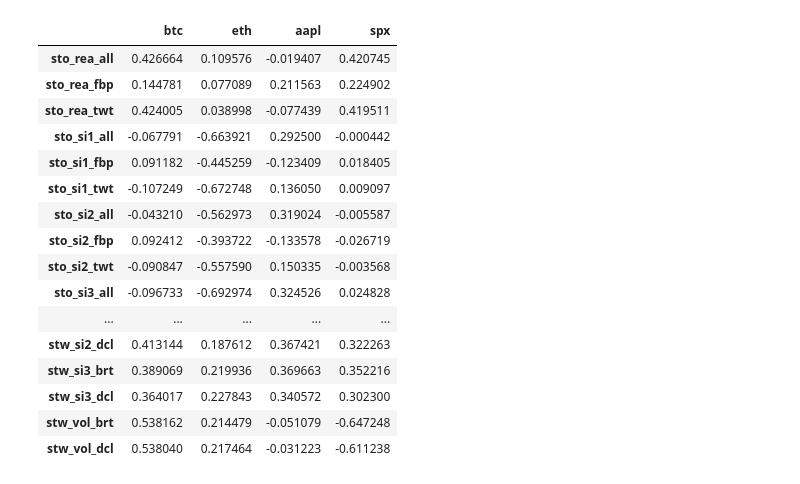
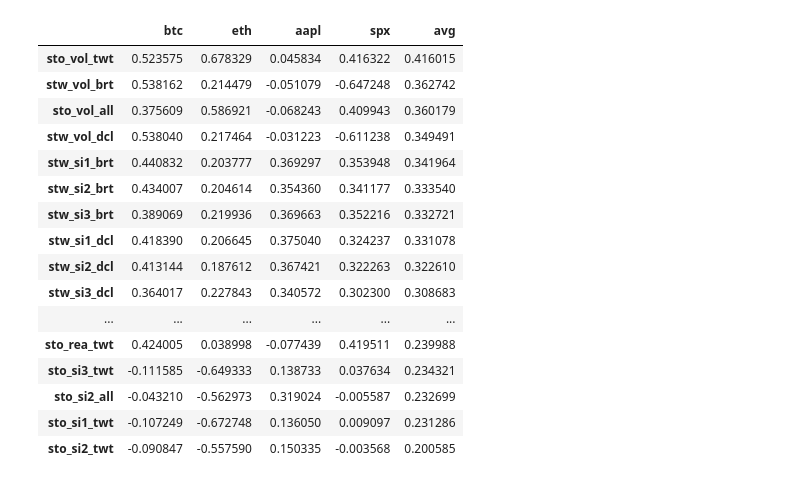
Before and after one commit to rotkert/stocktwits_sentiment, a Jupyter notebook: final_correlations.ipynb, the cells around one changed output. Saved outputs shown, nothing was run; the diff lists cells and outputs as text; code cells hidden in the pictures.

```diff
--- a/final_correlations.ipynb
+++ b/final_correlations.ipynb
@@ -96,22 +104,0 @@ new_index
-# %%
-sc.index = new_index
-# %%
-sc.sort_index()
-# %% [output]
-|  | btc | eth | aapl | spx |
-| sto_rea_all | 0.426664 | 0.109576 | -0.019407 | 0.420745 |
-| sto_rea_fbp | 0.144781 | 0.077089 | 0.211563 | 0.224902 |
-| sto_rea_twt | 0.424005 | 0.038998 | -0.077439 | 0.419511 |
-| sto_si1_all | -0.067791 | -0.663921 | 0.292500 | -0.000442 |
-| sto_si1_fbp | 0.091182 | -0.445259 | -0.123409 | 0.018405 |
-| sto_si1_twt | -0.107249 | -0.672748 | 0.136050 | 0.009097 |
-| sto_si2_all | -0.043210 | -0.562973 | 0.319024 | -0.005587 |
-| sto_si2_fbp | 0.092412 | -0.393722 | -0.133578 | -0.026719 |
-| sto_si2_twt | -0.090847 | -0.557590 | 0.150335 | -0.003568 |
-| sto_si3_all | -0.096733 | -0.692974 | 0.324526 | 0.024828 |
-| ... | ... | ... | ... | ... |
-| stw_si2_dcl | 0.413144 | 0.187612 | 0.367421 | 0.322263 |
-| stw_si3_brt | 0.389069 | 0.219936 | 0.369663 | 0.352216 |
-| stw_si3_dcl | 0.364017 | 0.227843 | 0.340572 | 0.302300 |
-| stw_vol_brt | 0.538162 | 0.214479 | -0.051079 | -0.647248 |
-| stw_vol_dcl | 0.538040 | 0.217464 | -0.031223 | -0.611238 |
@@ -119,0 +105,20 @@ sc.to_excel('correlations.xlsx')
+# %%
+sc.sort_values('avg', ascending=False)
+# %% [output]
+|  | btc | eth | aapl | spx | avg |
+| sto_vol_twt | 0.523575 | 0.678329 | 0.045834 | 0.416322 | 0.416015 |
+| stw_vol_brt | 0.538162 | 0.214479 | -0.051079 | -0.647248 | 0.362742 |
+| sto_vol_all | 0.375609 | 0.586921 | -0.068243 | 0.409943 | 0.360179 |
+| stw_vol_dcl | 0.538040 | 0.217464 | -0.031223 | -0.611238 | 0.349491 |
+| stw_si1_brt | 0.440832 | 0.203777 | 0.369297 | 0.353948 | 0.341964 |
+| stw_si2_brt | 0.434007 | 0.204614 | 0.354360 | 0.341177 | 0.333540 |
+| stw_si3_brt | 0.389069 | 0.219936 | 0.369663 | 0.352216 | 0.332721 |
+| stw_si1_dcl | 0.418390 | 0.206645 | 0.375040 | 0.324237 | 0.331078 |
+| stw_si2_dcl | 0.413144 | 0.187612 | 0.367421 | 0.322263 | 0.322610 |
+| stw_si3_dcl | 0.364017 | 0.227843 | 0.340572 | 0.302300 | 0.308683 |
+| ... | ... | ... | ... | ... | ... |
+| sto_rea_twt | 0.424005 | 0.038998 | -0.077439 | 0.419511 | 0.239988 |
+| sto_si3_twt | -0.111585 | -0.649333 | 0.138733 | 0.037634 | 0.234321 |
+| sto_si2_all | -0.043210 | -0.562973 | 0.319024 | -0.005587 | 0.232699 |
+| sto_si1_twt | -0.107249 | -0.672748 | 0.136050 | 0.009097 | 0.231286 |
+| sto_si2_twt | -0.090847 | -0.557590 | 0.150335 | -0.003568 | 0.200585 |
```
Also changed, not shown: parts of 23 cells of this notebook, 1 other file.
